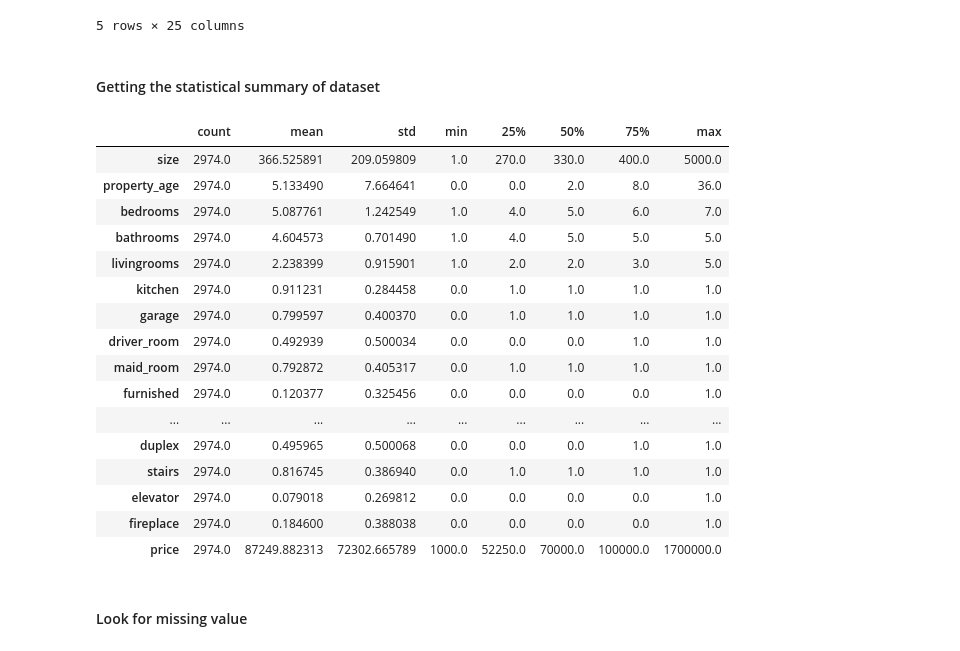
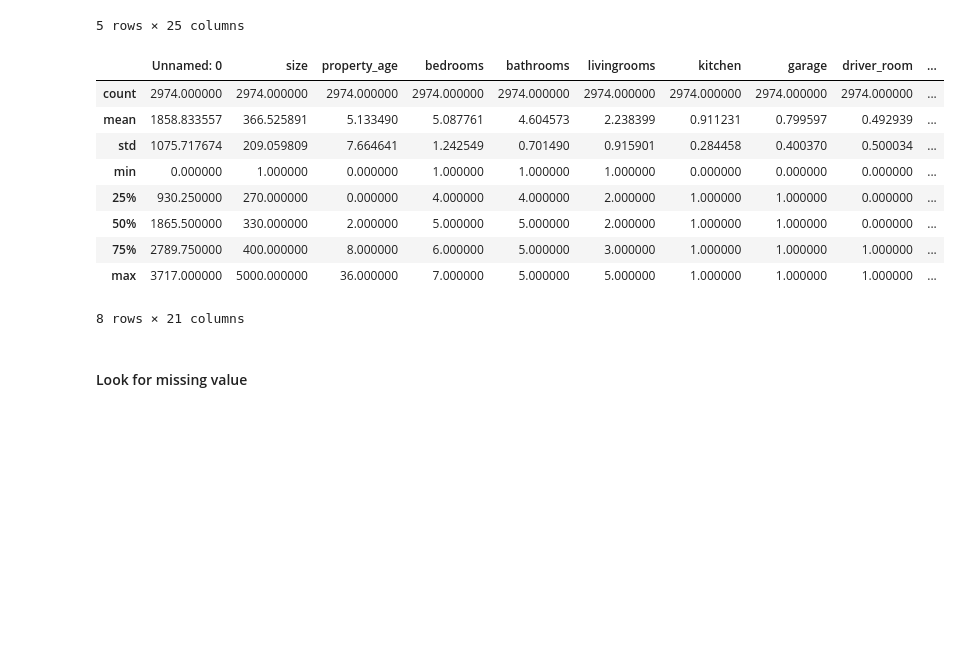
Before and after one commit to novr1512/saudi_aqar_price_prediction, a Jupyter notebook: fullCode.ipynb, the cells around one changed output. Saved outputs shown, nothing was run; the diff lists cells and outputs as text; code cells hidden in the pictures; blank space fills up the shorter version.

```diff
--- a/fullCode.ipynb
+++ b/fullCode.ipynb
@@ -92,28 +100,19 @@ H_data.head()
 | 3 | 2284 | الدمام | حي ضاحية الملك فهد | شمال | 250 | 5 | 5 | 5 | 3 | ... |
 | 4 | 65 | الرياض | حي الروضة | جنوب | 352 | 30 | 7 | 5 | 2 | ... |
 5 rows × 25 columns
-# %% [markdown]
-#### Getting the statistical summary of dataset
 # %%
-H_data.describe().T
+H_data.describe()
 # %% [output]
-|  | count | mean | std | min | 25% | 50% | 75% | max |
-| size | 2974.0 | 366.525891 | 209.059809 | 1.0 | 270.0 | 330.0 | 400.0 | 5000.0 |
-| property_age | 2974.0 | 5.133490 | 7.664641 | 0.0 | 0.0 | 2.0 | 8.0 | 36.0 |
-| bedrooms | 2974.0 | 5.087761 | 1.242549 | 1.0 | 4.0 | 5.0 | 6.0 | 7.0 |
-| bathrooms | 2974.0 | 4.604573 | 0.701490 | 1.0 | 4.0 | 5.0 | 5.0 | 5.0 |
-| livingrooms | 2974.0 | 2.238399 | 0.915901 | 1.0 | 2.0 | 2.0 | 3.0 | 5.0 |
-| kitchen | 2974.0 | 0.911231 | 0.284458 | 0.0 | 1.0 | 1.0 | 1.0 | 1.0 |
-| garage | 2974.0 | 0.799597 | 0.400370 | 0.0 | 1.0 | 1.0 | 1.0 | 1.0 |
-| driver_room | 2974.0 | 0.492939 | 0.500034 | 0.0 | 0.0 | 0.0 | 1.0 | 1.0 |
-| maid_room | 2974.0 | 0.792872 | 0.405317 | 0.0 | 1.0 | 1.0 | 1.0 | 1.0 |
-| furnished | 2974.0 | 0.120377 | 0.325456 | 0.0 | 0.0 | 0.0 | 0.0 | 1.0 |
-| ... | ... | ... | ... | ... | ... | ... | ... | ... |
-| duplex | 2974.0 | 0.495965 | 0.500068 | 0.0 | 0.0 | 0.0 | 1.0 | 1.0 |
-| stairs | 2974.0 | 0.816745 | 0.386940 | 0.0 | 1.0 | 1.0 | 1.0 | 1.0 |
-| elevator | 2974.0 | 0.079018 | 0.269812 | 0.0 | 0.0 | 0.0 | 0.0 | 1.0 |
-| fireplace | 2974.0 | 0.184600 | 0.388038 | 0.0 | 0.0 | 0.0 | 0.0 | 1.0 |
-| price | 2974.0 | 87249.882313 | 72302.665789 | 1000.0 | 52250.0 | 70000.0 | 100000.0 | 1700000.0 |
+|  | Unnamed: 0 | size | property_age | bedrooms | bathrooms | livingrooms | kitchen | garage | driver_room | ... |
+| count | 2974.000000 | 2974.000000 | 2974.000000 | 2974.000000 | 2974.000000 | 2974.000000 | 2974.000000 | 2974.000000 | 2974.000000 | ... |
+| mean | 1858.833557 | 366.525891 | 5.133490 | 5.087761 | 4.604573 | 2.238399 | 0.911231 | 0.799597 | 0.492939 | ... |
+| std | 1075.717674 | 209.059809 | 7.664641 | 1.242549 | 0.701490 | 0.915901 | 0.284458 | 0.400370 | 0.500034 | ... |
+| min | 0.000000 | 1.000000 | 0.000000 | 1.000000 | 1.000000 | 1.000000 | 0.000000 | 0.000000 | 0.000000 | ... |
+| 25% | 930.250000 | 270.000000 | 0.000000 | 4.000000 | 4.000000 | 2.000000 | 1.000000 | 1.000000 | 0.000000 | ... |
+| 50% | 1865.500000 | 330.000000 | 2.000000 | 5.000000 | 5.000000 | 2.000000 | 1.000000 | 1.000000 | 0.000000 | ... |
+| 75% | 2789.750000 | 400.000000 | 8.000000 | 6.000000 | 5.000000 | 3.000000 | 1.000000 | 1.000000 | 1.000000 | ... |
+| max | 3717.000000 | 5000.000000 | 36.000000 | 7.000000 | 5.000000 | 5.000000 | 1.000000 | 1.000000 | 1.000000 | ... |
+8 rows × 21 columns
 # %% [markdown]
 #### Look for missing value
 # %%
```
Also changed, not shown: parts of 33 cells of this notebook, 2 other files.
